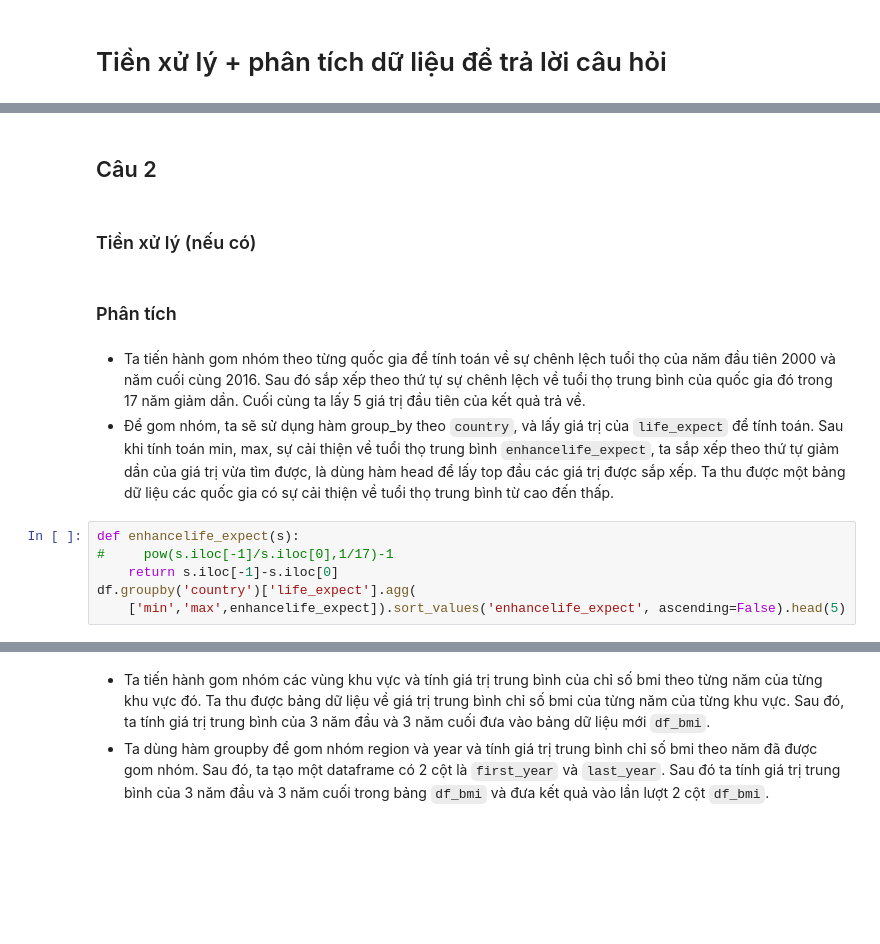
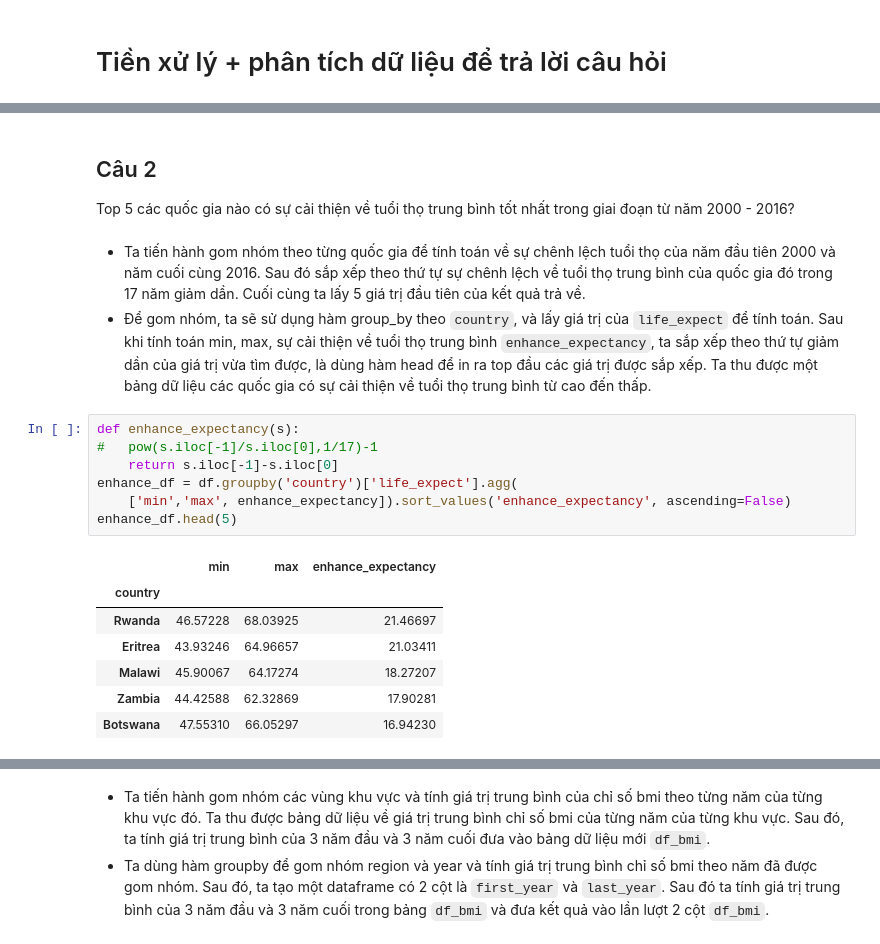
Before and after one commit to dhptrung/P4DS-FinalProject, a Jupyter notebook: P4DS-FinalProject.ipynb, the cells around one changed output, grey strips where cells are left out. Drawn from its saved outputs; the diff is of its cells as text; blank space fills up the shorter version.

```diff
--- a/P4DS-FinalProject.ipynb
+++ b/P4DS-FinalProject.ipynb
@@ -222,15 +335,22 @@ df.shape
 # %% [markdown]
 ## Câu 2
+
+Top 5 các quốc gia nào có sự cải thiện về tuổi thọ trung bình tốt nhất trong giai đoạn từ năm 2000 - 2016?
-# %% [markdown]
-### Tiền xử lý (nếu có)
-# %% [markdown]
-### Phân tích
 # %% [markdown]
 - Ta tiến hành gom nhóm theo từng quốc gia để tính toán về sự chênh lệch tuổi thọ của năm đầu tiên 2000 và năm cuối cùng 2016. Sau đó sắp xếp theo thứ tự sự chênh lệch về tuổi thọ trung bình của quốc gia đó trong 17 năm giảm dần. Cuối cùng ta lấy 5 giá trị đầu tiên của kết quả trả về.
-- Để gom nhóm, ta sẽ sử dụng hàm group_by theo `country`, và lấy giá trị của `life_expect` để tính toán. Sau khi tính toán min, max, sự cải thiện về tuổi thọ trung bình `enhancelife_expect`, ta sắp xếp theo thứ tự giảm dần của giá trị vừa tìm được, là dùng hàm head để lấy top đầu các giá trị được sắp xếp. Ta thu được một bảng dữ liệu các quốc gia có sự cải thiện về tuổi thọ trung bình từ cao đến thấp.
+- Để gom nhóm, ta sẽ sử dụng hàm group_by theo `country`, và lấy giá trị của `life_expect` để tính toán. Sau khi tính toán min, max, sự cải thiện về tuổi thọ trung bình `enhance_expectancy`, ta sắp xếp theo thứ tự giảm dần của giá trị vừa tìm được, là dùng hàm head để in ra top đầu các giá trị được sắp xếp. Ta thu được một bảng dữ liệu các quốc gia có sự cải thiện về tuổi thọ trung bình từ cao đến thấp.
 # %%
-def enhancelife_expect(s):
-#     pow(s.iloc[-1]/s.iloc[0],1/17)-1
+def enhance_expectancy(s):
+#   pow(s.iloc[-1]/s.iloc[0],1/17)-1
     return s.iloc[-1]-s.iloc[0]
-df.groupby('country')['life_expect'].agg(
-    ['min','max',enhancelife_expect]).sort_values('enhancelife_expect', ascending=False).head(5)
+enhance_df = df.groupby('country')['life_expect'].agg(
+    ['min','max', enhance_expectancy]).sort_values('enhance_expectancy', ascending=False)
+enhance_df.head(5)
+# %% [output]
+|  | min | max | enhance_expectancy |
+| country |  |  |  |
+| Rwanda | 46.57228 | 68.03925 | 21.46697 |
+| Eritrea | 43.93246 | 64.96657 | 21.03411 |
+| Malawi | 45.90067 | 64.17274 | 18.27207 |
+| Zambia | 44.42588 | 62.32869 | 17.90281 |
+| Botswana | 47.55310 | 66.05297 | 16.94230 |
```
Also changed, not shown: parts of 40 cells of this notebook.
